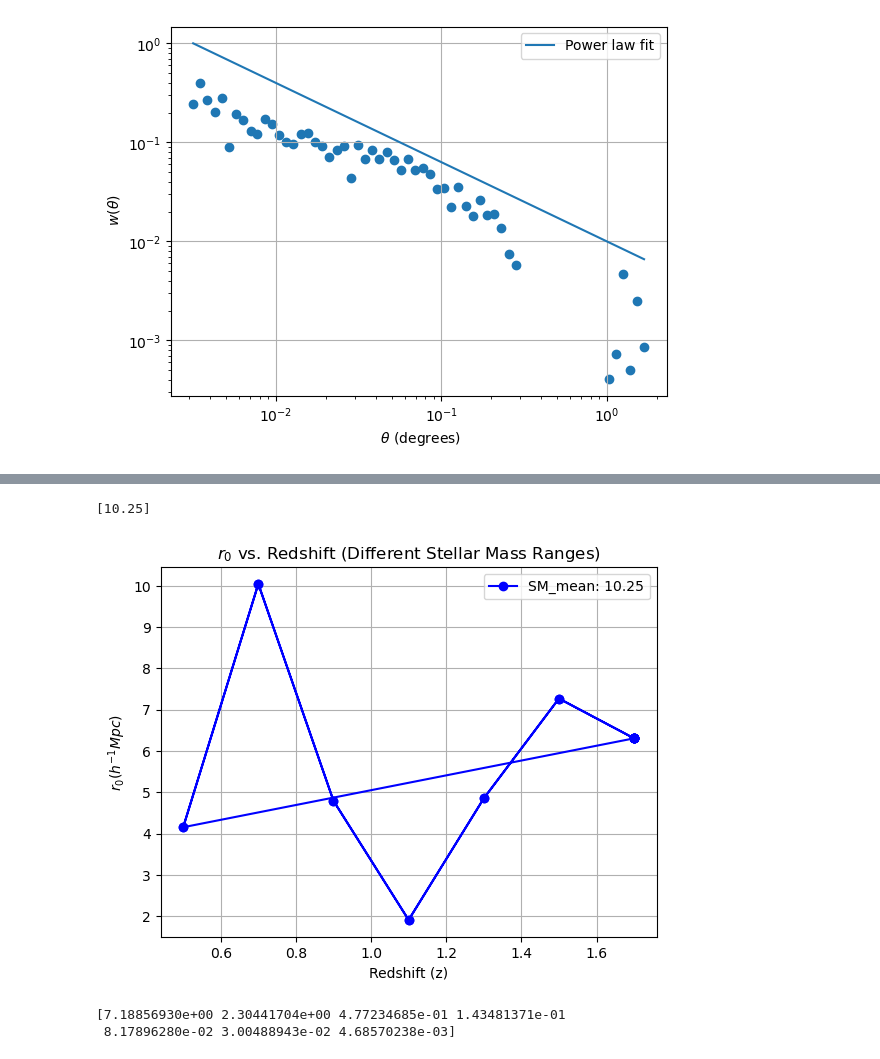
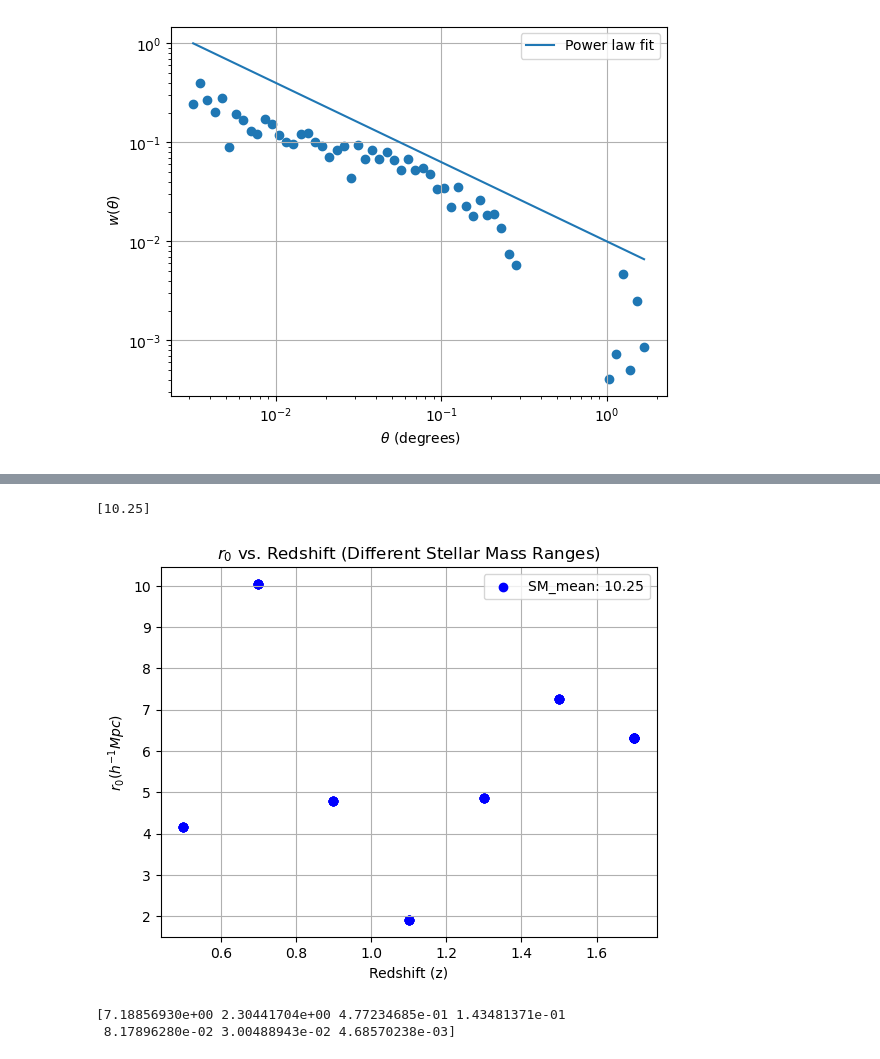
Before and after one commit to OtiliaIrina/Master_Thesis, a Jupyter notebook: class.ipynb, the cells around one changed output, grey strips where cells are left out. Drawn from its saved outputs; the diff is of its cells as text; code cells hidden in the pictures.

```diff
--- a/class.ipynb
+++ b/class.ipynb
@@ -617,20 +505,29 @@ def fit_and_plot_power_law(theta, w, cat):
     # Print fit parameters
     print(f"Subsample {cat}, Power-law Fit Parameters")
     print(f" Amplitude at 1°:", amplitude_at_1deg)
+    print(f" Delta:", delta_fit)
     print()
 
     # Plot the data and fitted curve for this catalog
     plt.scatter(theta, w, label=f"Subsample {cat}")
     plt.plot(theta, power_law(theta, *popt), label='Power Law Fit')
 
-    return amplitude_at_1deg
+    return amplitude_at_1deg, delta_fit
 
-
+"""
 As = []
 for i, catalog in enumerate(catalogs):
     # Call fit_and_plot_power_law to get fit parameters and plot for each catalog
     A = fit_and_plot_power_law(thetas[i], ws[i], i + 1)
+
+    As.append(A)"""
+
+deltas = []
+As = []
+for i, catalog in enumerate(catalogs):
+    A, delta = fit_and_plot_power_law(thetas[i], ws[i], i + 1)
     As.append(A)
+    deltas.append(delta)
 
 # Additional plotting customizations (labels, grid, etc.) can be added here
 plt.xlabel(r' $ \theta$ (degrees)')
@@ -640,11 +537,6 @@ plt.xscale('log')
 plt.grid(True)
 plt.legend()
 plt.show()
-
-# Update subsample info (assuming subsample is a dictionary with 'info' key)
-for i, subsample in enumerate(subsamples):
-    subsample.info['A'] = As[i]
-    subsamples.append(subsample)
 # %% [output]
 Subsample 1, Power-law Fit Parameters
  Amplitude at 1°: 0.0026585865514675124
@@ -671,7 +559,11 @@ IndexError: list index out of range
+# %%
+# ... (calculate A and delta in your code)
+
+# Assuming A and delta are calculated elsewhere
+subsample.A = As
+subsample.delta = deltas
 # %%
-for i, subsample in enumerate(subsamples):
-    print(f"Subsample {i+1}:")
 
-    print(subsample.info['A'])
-    print()
+
+print(subsample.info['A'])
 # %% [output]
@@ -732,7 +608,3 @@ class SubsampleAnalysis:
         denominator = self.cosmo.H0 * self.H_gamma * self.cosmo.x(self.z_mean) ** (1 - gamma) * self.cosmo.P(self.z_mean) * self.cosmo.F(self.z_mean)
         r0 = (numerator / denominator) ** (1 / gamma)
         return r0
-# %%
-for i, subsample in enumerate(subsamples):
-    print(f"Subsample {i+1}: N = {N}")
-    print(f"  z_mean: {subsample.info['z_mean']}")
@@ -808,35 +647,35 @@ plt.show()
 # Define two distinct colors for the two SM ranges
 colors = ['blue', 'red']  # You can customize these colors
 
 # Separate data by the first two SM ranges (assuming two unique values)
 unique_sm_means = np.unique(sm_means)  # Get the unique SM values
 print(unique_sm_means)
 data_by_sm = [{'z_mean': [], 'r0': []} for _ in unique_sm_means]  # Empty dictionaries for each SM range
 
 for i, sm_mean in enumerate(sm_means):
     if sm_mean in unique_sm_means:
         index = np.where(unique_sm_means == sm_mean)[0][0]  # Find index in unique_sm_means
         data_by_sm[index]['z_mean'].append(z_means[i])
         data_by_sm[index]['r0'].append(r0_values[i])
 
 # Plot data for each SM range with different colors
 for i, sm_range in enumerate(unique_sm_means):
     z_mean_subset = data_by_sm[i]['z_mean']
     r0_subset = data_by_sm[i]['r0']
     label = f"SM_mean: {sm_range:.2f}"
-    plt.plot(z_mean_subset, r0_subset, label=label, marker='o', color=colors[i])
+    plt.scatter(z_mean_subset, r0_subset, label=label, marker='o', color=colors[i])
 
 plt.xlabel("Redshift (z)")
 plt.ylabel(r"$r_0 (h^{-1} Mpc)$")
 plt.title(r"$r_0$ vs. Redshift (Different Stellar Mass Ranges)")
 plt.savefig("r0_vs_redshift_for_high_SM.png")
 
 plt.grid(True)
 plt.legend()
 plt.show()
 # %% [output]
 [10.25]
-[figure, old version]
+[figure, new version]
 # %%
 
 nz = hm.integrate_corr.flat_z_dist(0.5,0.6)
```
Also changed, not shown: parts of 13 cells of this notebook, 1 other file.
